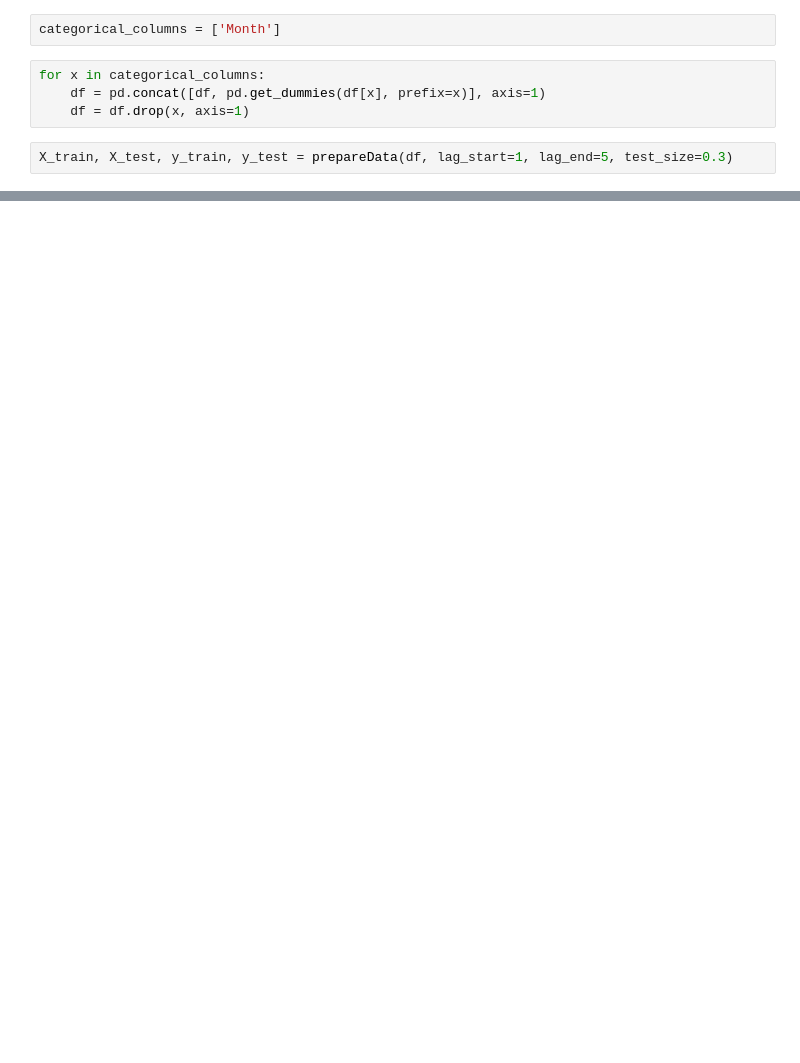
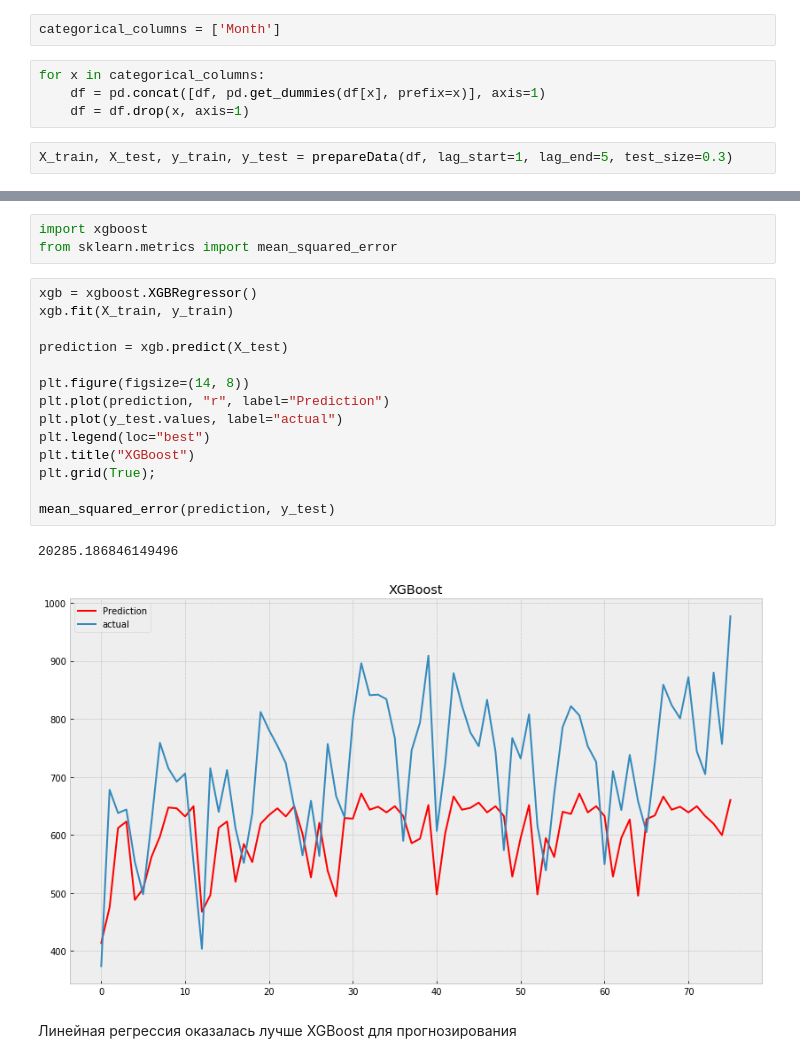
Before and after one commit to olgamonahova/ML, a Jupyter notebook: Time Series-3 ARIMA GARCH/HW/HW ARIMA GARCH.ipynb, the cells around one changed output, grey strips where cells are left out. Saved outputs shown, nothing was run; the diff lists cells and outputs as text; blank space fills up the shorter version.

Commit message:
+XGBoost

```diff
--- a/Time Series-3 ARIMA GARCH/HW/HW ARIMA GARCH.ipynb
+++ b/Time Series-3 ARIMA GARCH/HW/HW ARIMA GARCH.ipynb
@@ -268,0 +271,22 @@ plt.grid(True);
+# %%
+import xgboost
+from sklearn.metrics import mean_squared_error
+# %%
+xgb = xgboost.XGBRegressor()
+xgb.fit(X_train, y_train)
+
+prediction = xgb.predict(X_test)
+
+plt.figure(figsize=(14, 8))
+plt.plot(prediction, "r", label="Prediction")
+plt.plot(y_test.values, label="actual")
+plt.legend(loc="best")
+plt.title("XGBoost")
+plt.grid(True);
+
+mean_squared_error(prediction, y_test)
+# %% [output]
+20285.186846149496
+[figure, added]
+# %% [markdown]
+Линейная регрессия оказалась лучше XGBoost для прогнозирования
```
Also changed, not shown: parts of 2 cells of this notebook, 1 other file.
